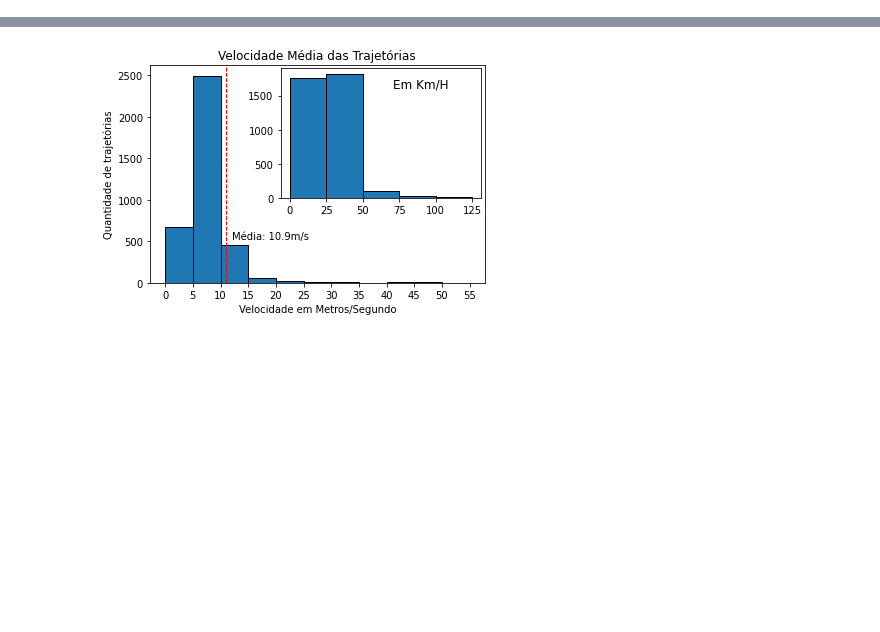
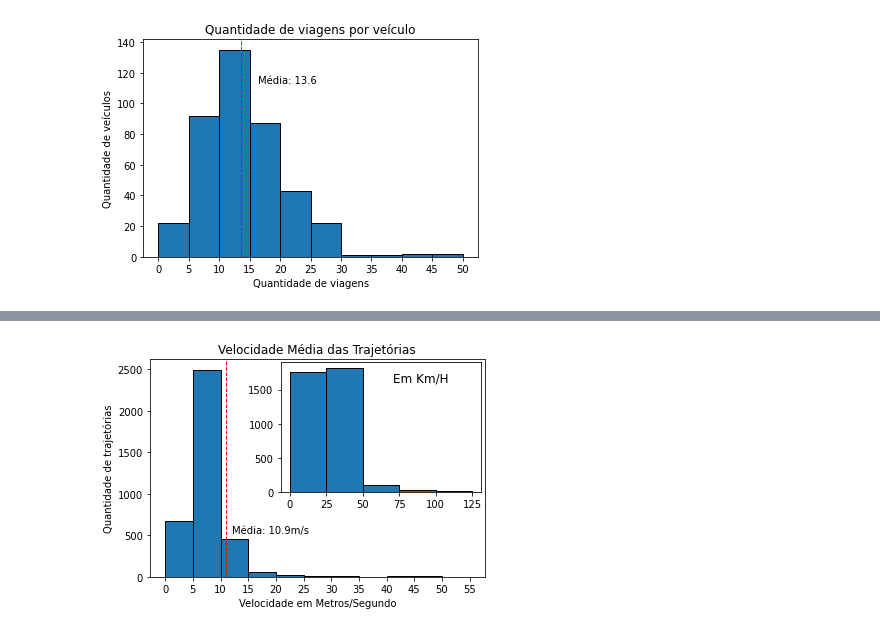
Before and after one commit to TulioNPL/Pesquisa, a Jupyter notebook: jupyter/main.ipynb, the cells around one changed output, grey strips where cells are left out. Cells and saved outputs as stored; diff of their text form; code cells hidden in the pictures; blank space fills up the shorter version.

```diff
--- a/jupyter/main.ipynb
+++ b/jupyter/main.ipynb
@@ -186,6 +196,54 @@ def lerDublin():
     return allTimeGaps, allCoordGaps, timeGapsDiscrete, coordGapsDiscrete, keys, pontos
 
 allTimeGaps, allCoordGaps, timeGapsDiscrete, coordGapsDiscrete, keys, pontos = lerDublin()
+# %%
+def qtdViagens():
+    qtdViagens = []
+
+    df = pd.read_csv(path+"/data/siri.20130101.csv")
+    df = df.sort_values(['vehicle ID', 'Timestamp'])
+
+    # Drop null journeys
+    df = df.dropna()
+
+    ids = df['vehicle ID'].unique()
+
+    # Getting unique trips for each id
+    for id in ids:
+        df_id = df.loc[df['vehicle ID'] == id]
+        qtdViagens.append(df_id['vehicle journey ID'].nunique())
+
+    return qtdViagens
+qtdViagens = qtdViagens()
+# %%
+### Plota a quatidade de vianges por veículo
+
+fig, ax = plt.subplots()
+# axIns = ax.inset_axes([0.39, 0.39, 0.6, 0.6])
+
+index = np.arange(0,51,5)
+index = [int(i) for i in index]
+
+ax.set_xticks(index)
+
+plt.hist(qtdViagens, bins=range(0,51,5), edgecolor='black',align='mid')
+# axIns.hist(tempoPontos100S, bins=range(0,81,10), edgecolor='black',align='mid')
+
+#plota linha com média
+plt.axvline(np.mean(qtdViagens), color='red', linestyle='dashed', linewidth=1)
+min_ylim, max_ylim = plt.ylim()
+plt.text(np.mean(qtdViagens)*1.2, max_ylim*0.8, 'Média: {:.1f}'.format(np.mean(qtdViagens)))
+
+# axIns.set_title("Até 80\'\'",x=0.7,y=0.8)
+plt.title('Quantidade de viagens por veículo')
+plt.xlabel('Quantidade de viagens')
+plt.ylabel('Quantidade de veículos')
+
+# plt.savefig(path+"/img/qtdViagens_Dublin.png", dpi=300, transparent=False,
+#             facecolor='white')
+plt.show()
+# %% [output]
+[figure, added]
 # %%
 def dublinTempoEntrePontos():
     tempoPontos = []
```
Also changed, not shown: parts of 2 cells of this notebook, 1 other file.
